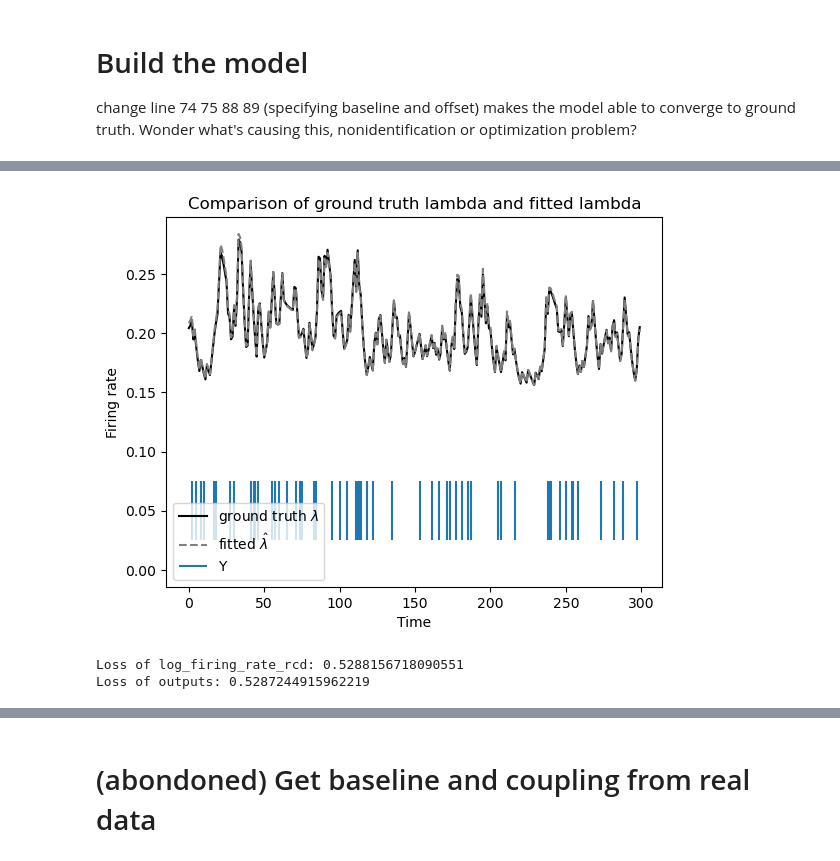
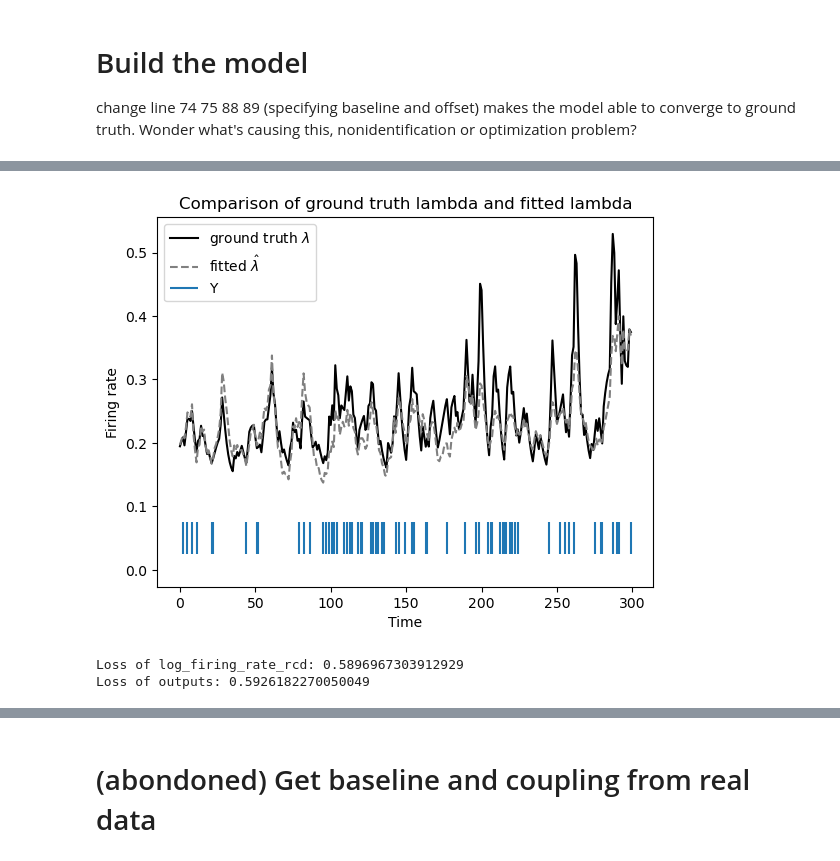
Before and after one commit to Qi-Xin/FC-GPFA, a Jupyter notebook: Decoder&Encoder.ipynb, the cells around one changed output, grey strips where cells are left out. Saved outputs shown, nothing was run; the diff lists cells and outputs as text; code cells hidden in the pictures.

```diff
--- a/Decoder&Encoder.ipynb
+++ b/Decoder&Encoder.ipynb
@@ -159,31 +159,27 @@ coefficients of basis (:, narea, narea, ns, nb, :)
 torch.manual_seed(0)
 np.random.seed(0)
 
-baseline_fr = 0.15
 MAX_FIRING_RATE = 10
-ntrial = 1000
-narea = 5
-nneuron_area = 5
-npadding = 30
-nt_wo_padding = 300
-nneuron = narea*nneuron_area
-gt_neuron_params = {'baseline_fr':baseline_fr, 'ntrial':ntrial, 'narea':narea, 'nneuron_area':nneuron_area,
-                    'nt':nt_wo_padding, 'npadding':npadding}
+gt_neuron_params = {'baseline_fr':0.15, 'ntrial':1000, 'narea':5, 'nneuron_area':5,
+                    'nt':300, 'npadding':30}
+nneuron = gt_neuron_params['narea']*gt_neuron_params['nneuron_area']
+nneuron_area = gt_neuron_params['nneuron_area']
+narea = gt_neuron_params['narea']
 
 coupling_filter_params = {'peaks_max':10.2, 'num':3, 'nonlinear':0.5}
 basis_coupling = GLM.make_pillow_basis(**coupling_filter_params)
 basis_coupling = basis_coupling[:,:1]
 
 max_histories = basis_coupling.shape[0]
-nt = nt_wo_padding + gt_neuron_params['npadding']
+nt = gt_neuron_params['nt'] + gt_neuron_params['npadding']
 coupling_mat = np.zeros((max_histories, nneuron, nneuron))
 baseline_mat = np.zeros((nt, nneuron))
 spikes = np.zeros((ntrial, nneuron, nt))
 log_firing_rate_rcd = np.zeros((ntrial, nneuron, nt))
 
 ### Generate coupling matrix
-for jarea in range(narea):
-    baseline_mat[:, jarea*nneuron_area:(jarea+1)*nneuron_area] = np.log(baseline_fr)
+for jarea in range(gt_neuron_params['narea']):
+    baseline_mat[:, jarea*nneuron_area:(jarea+1)*nneuron_area] = np.log(gt_neuron_params['baseline_fr'])
     # baseline_mat[:, jarea*nneuron_area:(jarea+1)*nneuron_area] = baseline_fr*np.random.rand(nt, nneuron_area)
     for iarea in range(narea):
         # if jarea == iarea+1 and jarea in [1]:
@@ -511,29 +525,29 @@ Final loss after 0th E-step: 2.6007
 # %%
-trial_to_plot = 13
+trial_to_plot = 2
 
 model.get_ci()
 
 plt.figure()
 plt.plot(np.exp(log_firing_rate_rcd[trial_to_plot,-1,gt_neuron_params['npadding']:]), color='k', label='ground truth $\lambda$')
-plt.plot(np.exp(outputs[-1].detach().cpu().numpy()[trial_to_plot, -1, :]), '--', color='grey', label='fitted $\hat{\lambda}$')
+plt.plot(np.exp(model.log_firing_rate[-1].detach().cpu().numpy()[trial_to_plot, -1, :]), '--', color='grey', label='fitted $\hat{\lambda}$')
 plt.eventplot(np.where(spikes[-1][trial_to_plot, -1, gt_neuron_params['npadding']:]>0), label='Y', lineoffsets=0.05, linelengths=0.05)
 plt.xlabel('Time')
 plt.ylabel('Firing rate')
 plt.title('Comparison of ground truth lambda and fitted lambda')
 plt.legend()
 plt.show()
 
 # Calculate the loss
-loss_rcd = criterion(torch.tensor(log_firing_rate_rcd[trial_to_plot,-1,gt_neuron_params['npadding']:], device=device),
+loss_rcd = model.criterion(torch.tensor(log_firing_rate_rcd[trial_to_plot,-1,gt_neuron_params['npadding']:], device=device),
                      model.spikes[-1][trial_to_plot, -1, gt_neuron_params['npadding']:])
-loss_outputs = criterion(torch.tensor(outputs[-1].detach().cpu().numpy()[trial_to_plot, -1, :], device=device),
+loss_outputs = model.criterion(torch.tensor(model.log_firing_rate[-1].detach().cpu().numpy()[trial_to_plot, -1, :], device=device),
                          model.spikes[-1][trial_to_plot, -1, gt_neuron_params['npadding']:])
 print("Loss of log_firing_rate_rcd:", loss_rcd.item())
 print("Loss of outputs:", loss_outputs.item())
 # %% [output]
-[figure, old version]
+[figure, new version]
-Loss of log_firing_rate_rcd: 0.5288156718090551
-Loss of outputs: 0.5287244915962219
+Loss of log_firing_rate_rcd: 0.5896967303912929
+Loss of outputs: 0.5926182270050049
 # %%
 plt.figure(figsize=(15, 12))
 
```
Also changed, not shown: parts of 7 cells of this notebook, 1 other file.
